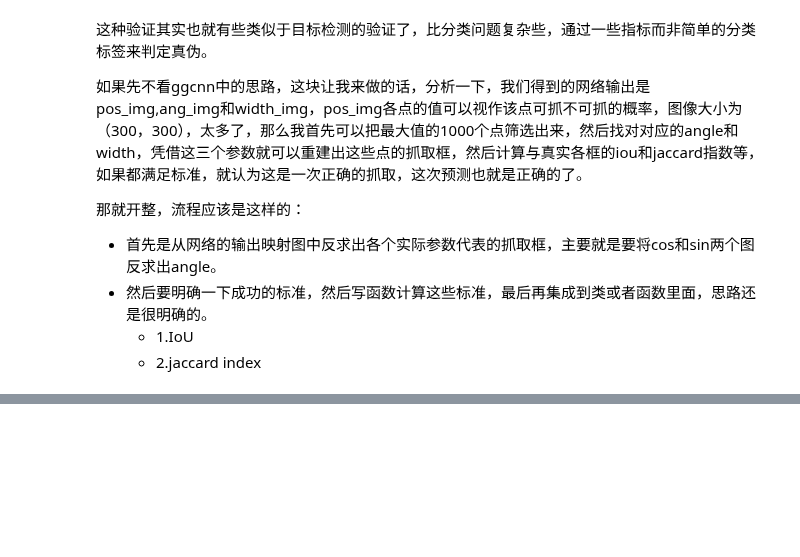
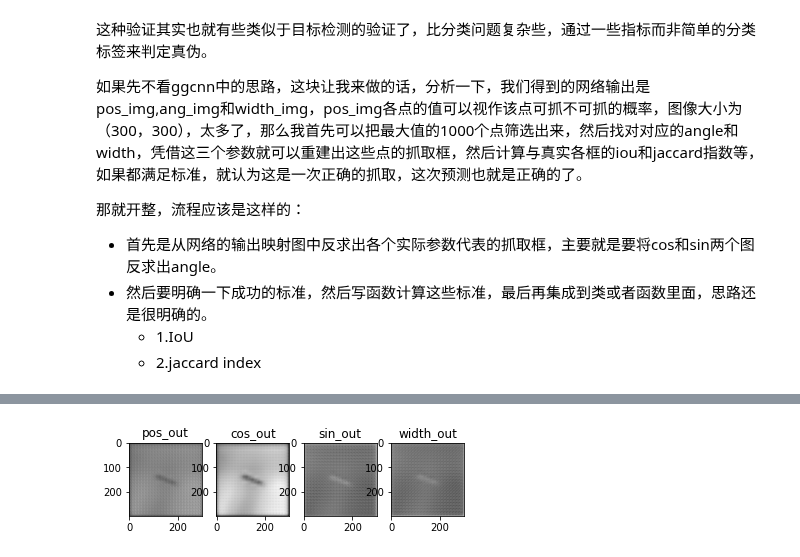
Before and after one commit to OneOneLiu/ggcnn_cornell_dataset, a Jupyter notebook: validate.ipynb, the cells around one changed output, grey strips where cells are left out. Cells and saved outputs as stored; diff of their text form; code cells hidden in the pictures; blank space fills up the shorter version.

```diff
--- a/validate.ipynb
+++ b/validate.ipynb
@@ -15,3 +71,26 @@
+# %%
+#将输入传递到网络并计算输出
+pos,cos,sin,width = net.forward(xc)
+# %%
+#看一下是否能够给出一个相对合理的预测
+num = 20
+
+plt.subplot(141)
+plt.title('pos_out')
+plt.imshow(pos[num][0].data.numpy(),cmap=plt.cm.gray)
+plt.subplot(142)
+plt.title('cos_out')
+plt.imshow(cos[num][0].data.numpy(),cmap=plt.cm.gray)
+plt.subplot(143)
+plt.title('sin_out')
+plt.imshow(sin[num][0].data.numpy(),cmap=plt.cm.gray)
+plt.subplot(144)
+plt.title('width_out')
+plt.imshow(width[num][0].data.numpy(),cmap=plt.cm.gray)
+plt.show()
+#看起来还不错，下面开始数据的读取和反求
+# %% [output]
+[figure, added]
 # %% [markdown]
 ## 2.标准的确定
 ### 2.1 IoU的计算
```
Also changed, not shown: parts of 2 cells of this notebook, 3 other files.
